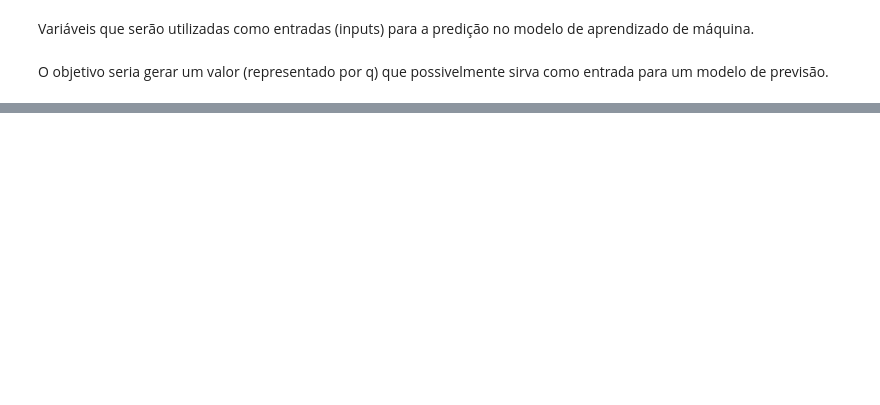
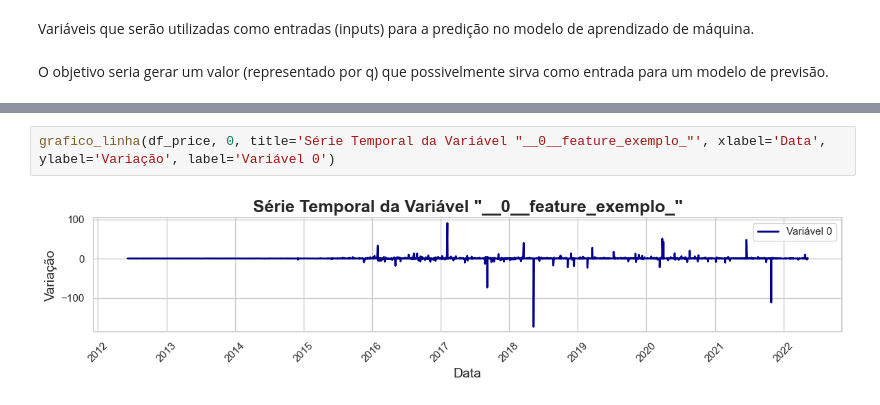
Before and after one commit to rianlucascs/predicao-dados-binarios, a Jupyter notebook: notebooks.ipynb, the cells around one changed output, grey strips where cells are left out. Cells and saved outputs as stored; diff of their text form; blank space fills up the shorter version.

```diff
--- a/notebooks.ipynb
+++ b/notebooks.ipynb
@@ -167,0 +197,4 @@ df_price.tail(3)
+# %%
+grafico_linha(df_price, 0, title='Série Temporal da Variável "__0__feature_exemplo_"', xlabel='Data', ylabel='Variação', label='Variável 0')
+# %% [output]
+[figure, added]
```
Also changed, not shown: parts of 15 cells of this notebook.
